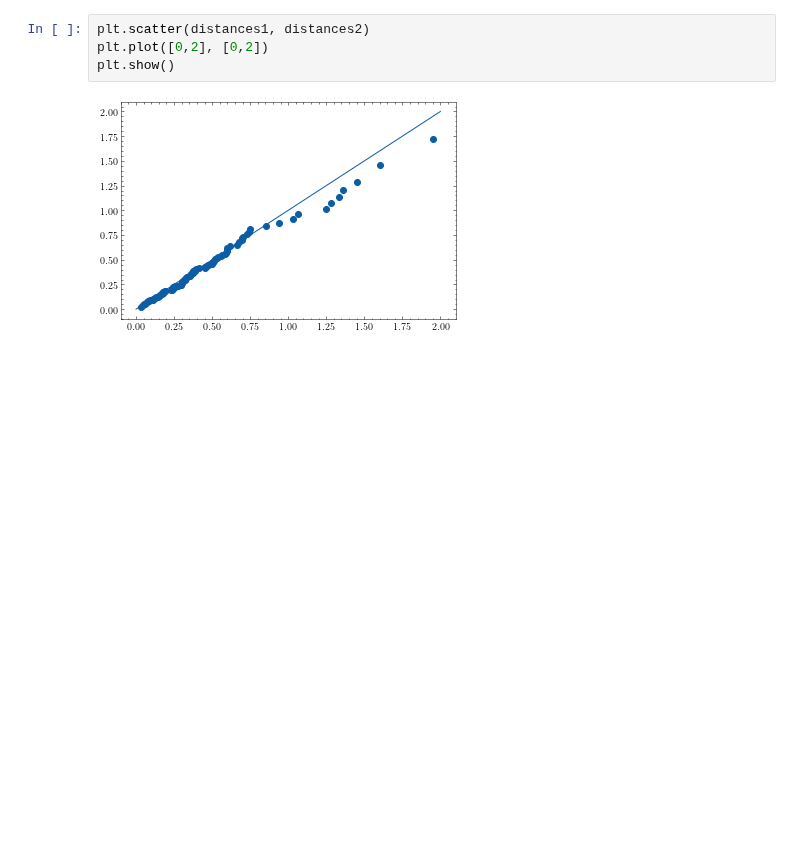
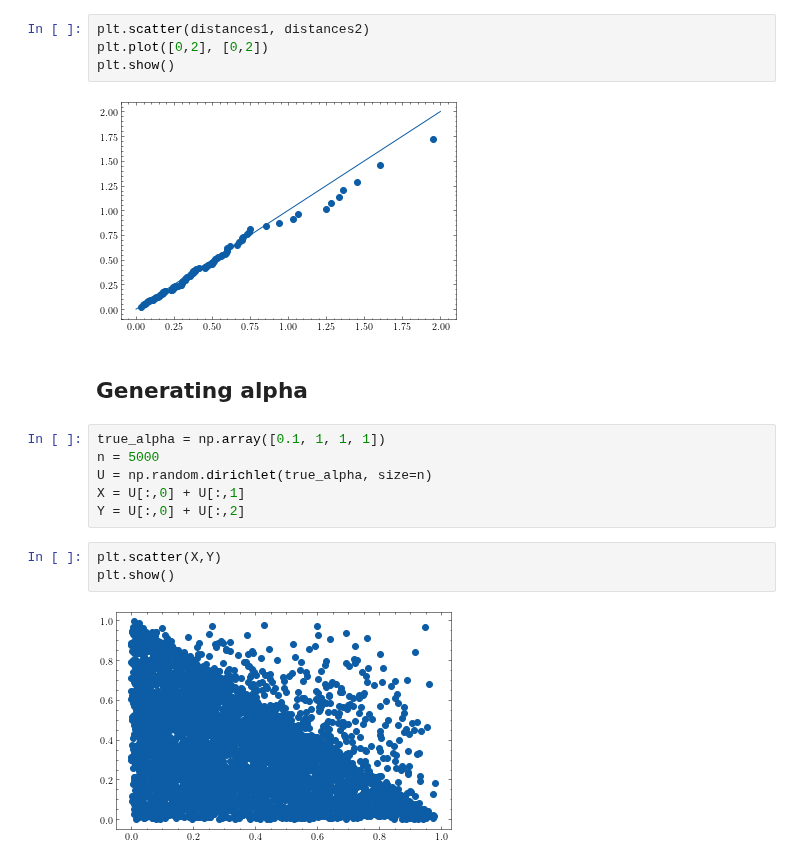
Before and after one commit to lucasmoschen/bivariate-beta, a Jupyter notebook: notebooks/notebook_for_experimentation.ipynb, the cells around one changed output. Saved outputs shown, nothing was run; the diff lists cells and outputs as text; blank space fills up the shorter version.

```diff
--- a/notebooks/notebook_for_experimentation.ipynb
+++ b/notebooks/notebook_for_experimentation.ipynb
@@ -353,3 +353,16 @@ plt.plot([0,2], [0,2])
 plt.show()
 # %% [output]
 [figure]
+# %% [markdown]
+## Generating alpha
+# %%
+true_alpha = np.array([0.1, 1, 1, 1])
+n = 5000
+U = np.random.dirichlet(true_alpha, size=n)
+X = U[:,0] + U[:,1]
+Y = U[:,0] + U[:,2]
+# %%
+plt.scatter(X,Y)
+plt.show()
+# %% [output]
+[figure, added]
```
Also changed, not shown: parts of 2 cells of this notebook, 3 other files.
